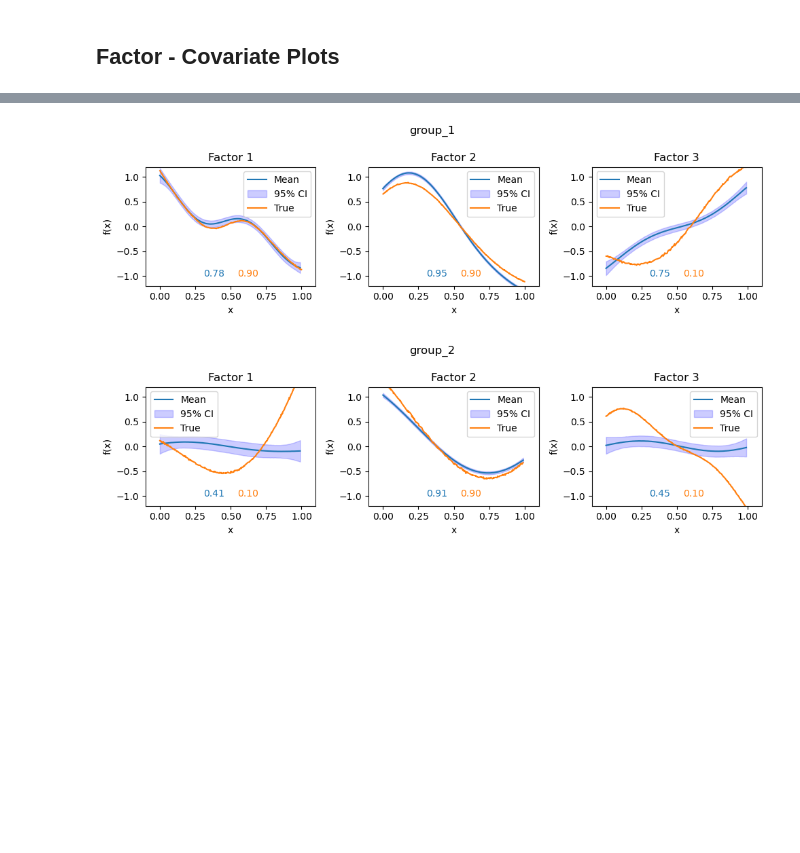
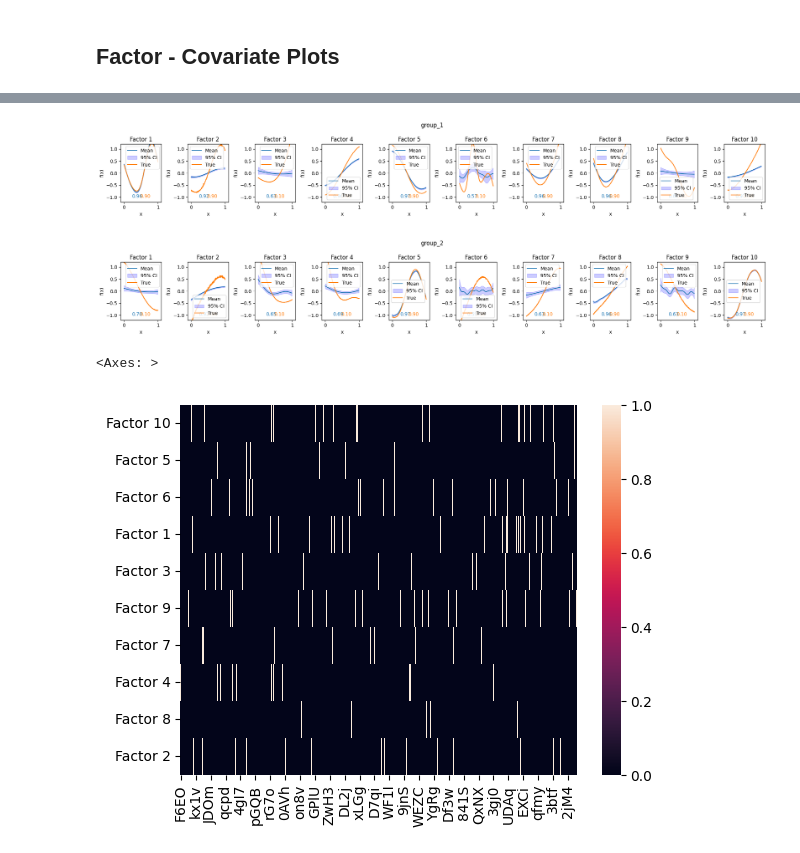
Before and after one commit to bioFAM/prismo, a Jupyter notebook: notebooks/synthetic/synthetic_gp_1d.ipynb, the cells around one changed output, grey strips where cells are left out. Saved outputs shown, nothing was run; the diff lists cells and outputs as text; code cells hidden in the pictures; blank space fills up the shorter version.

```diff
--- a/notebooks/synthetic/synthetic_gp_1d.ipynb
+++ b/notebooks/synthetic/synthetic_gp_1d.ipynb
@@ -33,18 +39,23 @@ data = generate_data(
 # %%
 model = CORE(device="cuda")
 model.fit(
-    n_factors=3,
     data=data,
+    # n_factors=10,
+    annotations={"view_1": data["group_1"]["view_1"].varm["w_mask"].T, "view_2": data["group_2"]["view_2"].varm["w_mask"].T},
     factor_prior="GP",
-    weight_prior="Normal",
+    weight_prior="Horseshoe",
     covariates_obsm_key="x",
+    prior_penalty=0.01,
     lr=0.005,
     early_stopper_patience=500,
-    print_every=50,
+    print_every=500,
+    plot_data_overview=False,
     center_groups=True,
     scale_views=False,
     scale_groups=True,
-    max_epochs=2,
+    use_obs = None,
+    use_var = None,
+    max_epochs=10000,
     init_factors="random",
     init_scale=0.1,
     save=False,
@@ -136,7 +144,7 @@ for view in model.view_names:
 ### Factor Scores
 # %%
 for group in model.group_names:
-    fig, axs = plt.subplots(1, z[group].shape[1], figsize=(10, 3))
+    fig, axs = plt.subplots(1, z[group].shape[1], figsize=(20, 3))
     for i in range(z[group].shape[1]):
         axs[i].scatter(z[group].iloc[:, i], z_gt[group].iloc[:, i], s=1)
         axs[i].set_title(f"Factor {i + 1} Scores")
@@ -154,7 +162,7 @@ for group in model.group_names:
 ### Factor Loadings
 # %%
 for view in model.view_names:
-    fig, axs = plt.subplots(1, w[view].shape[0], figsize=(10, 3))
+    fig, axs = plt.subplots(1, w[view].shape[0], figsize=(20, 3))
     for i in range(w[view].shape[0]):
         axs[i].scatter(w[view].iloc[i], w_gt[view].iloc[i], s=1)
         axs[i].set_title(f"Factor {i + 1} Loadings")
@@ -163,6 +171,6 @@ for view in model.view_names:
         ax.set_xlabel("Inferred")
         ax.set_ylabel("True")
 
-    fig.suptitle(group)
+    fig.suptitle(view)
     plt.tight_layout()
 # %% [output]
@@ -172,7 +180,7 @@ for view in model.view_names:
 ## Factor - Covariate Plots
 # %%
 for group in model.group_names:
-    fig, axs = plt.subplots(1, z[group].shape[1], figsize=(10, 3))
+    fig, axs = plt.subplots(1, z[group].shape[1], figsize=(20, 3))
     for i in range(model.n_factors):
         z_gt_normalized = (z_gt[group].iloc[:, i] - z_gt[group].iloc[:, i].mean()) / z_gt[group].iloc[:, i].std()
         z_normalized = (z[group].iloc[:, i] - z[group].iloc[:, i].mean()) / z[group].iloc[:, i].std()
@@ -209,23 +217,28 @@ def plot_gp(x, mean, std, ax=None):
         ax.set_ylabel("f(x)")
 # %%
 for group in model.group_names:
-    fig, axs = plt.subplots(1, z[group].shape[1], figsize=(10, 3))
+    fig, axs = plt.subplots(1, z[group].shape[1], figsize=(20, 3))
     for i in range(model.n_factors):
         plot_gp(x, f_mean[group][i], f_std[group][i], ax=axs[i])
 
         f_gt_normalized = (f_gt[group].iloc[:, i] - f_gt[group].iloc[:, i].mean()) / (0.5 *(f_gt[group].iloc[:, i].max() - f_gt[group].iloc[:, i].min()))
         df = pd.merge(f_gt_normalized, covariates[group], left_index=True, right_index=True)
         df.columns = ["f", "covariate"]
         df = df.sort_values("covariate")
         axs[i].plot(df["covariate"], df["f"], c="C1", label="True")
         axs[i].legend()
         axs[i].set_xlim(-0.1, 1.1)
         axs[i].set_ylim(-1.2, 1.2)
         axs[i].set_title(f"Factor {i+1}")
         axs[i].text(0.4, 0.1, f"{outputscales[group][i]:.2f}", horizontalalignment='center', verticalalignment='center', transform=axs[i].transAxes, color="C0")
         axs[i].text(0.6, 0.1, f"{factor_smoothness[group][i]:.2f}", horizontalalignment='center', verticalalignment='center', transform=axs[i].transAxes, color="C1")
     fig.suptitle(group)
     plt.tight_layout()
 # %% [output]
-[figure, old version]
+[figure, new version]
-[figure, old version]
+[figure, new version]
+# %%
+sns.heatmap(model.get_weights()["view_1"].abs() > 0.1)
+# %% [output]
+<Axes: >
+[figure, added]
```
Also changed, not shown: parts of 10 cells of this notebook, 20 other files.
